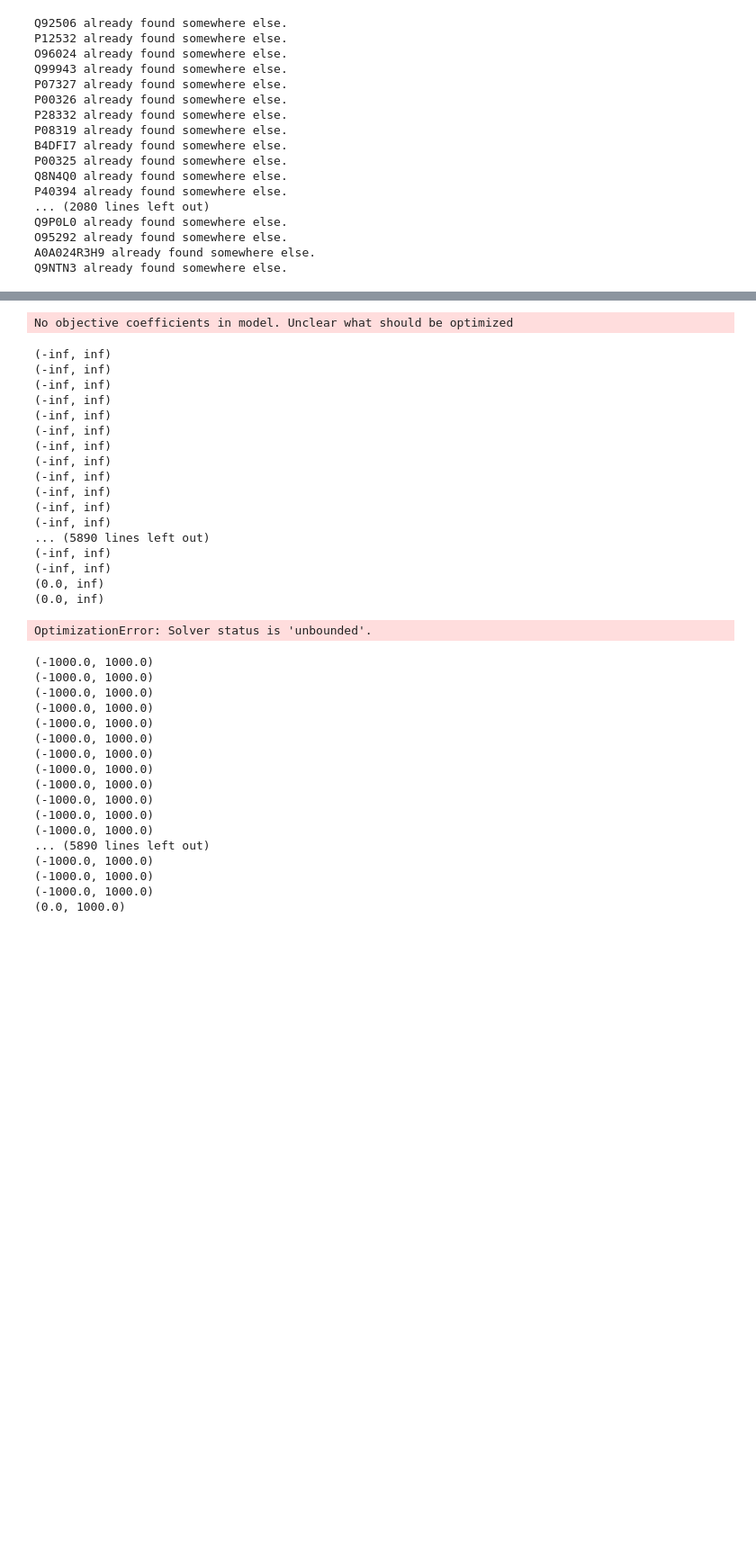
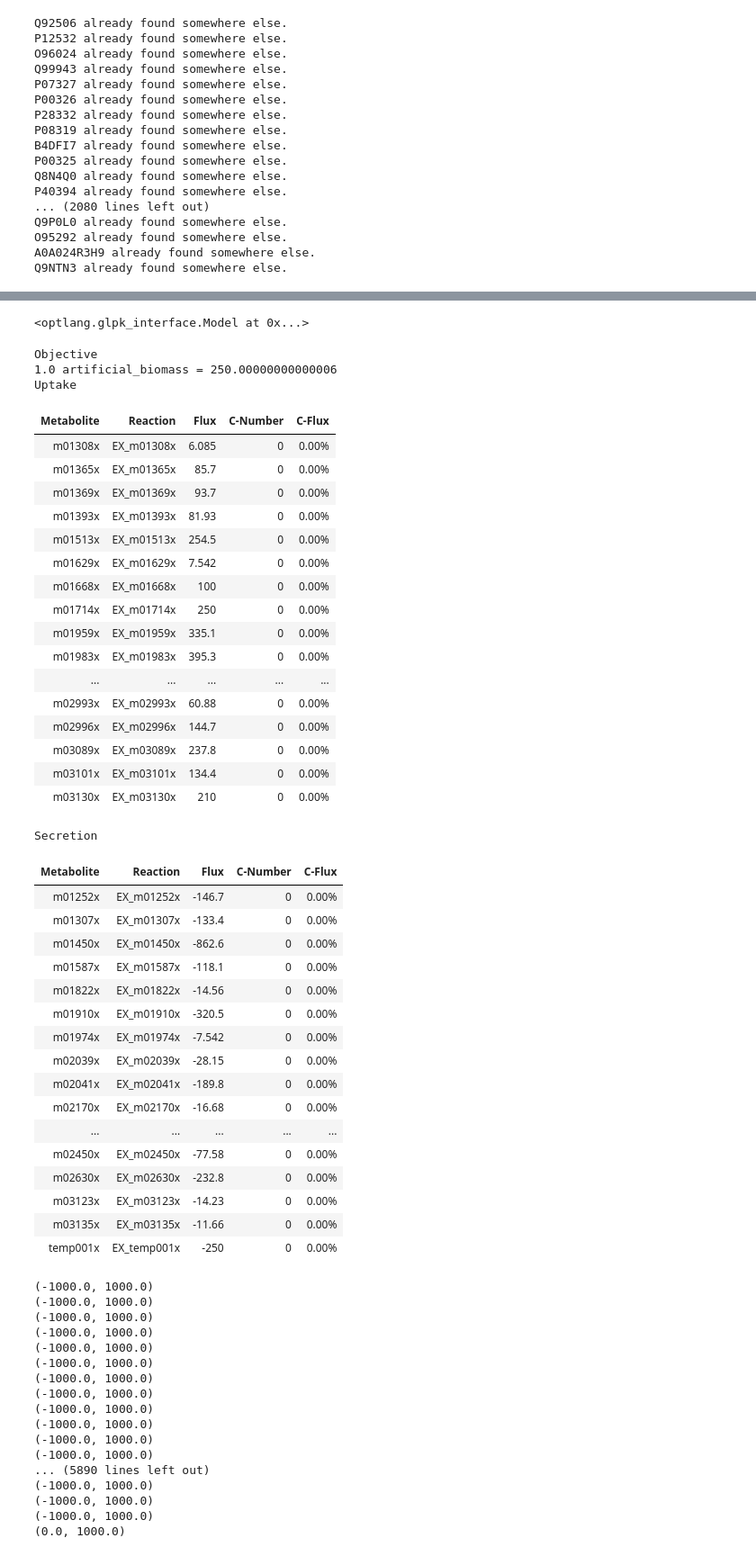
Before and after one commit to JoPkb/RBA_cutsets, a Jupyter notebook: Liver_models_evaluation.ipynb, the cells around one changed output, grey strips where cells are left out. Shown at 90% size. Cells and saved outputs as stored; diff of their text form; code cells hidden in the pictures; blank space fills up the shorter version.

```diff
--- a/Liver_models_evaluation.ipynb
+++ b/Liver_models_evaluation.ipynb
@@ -153,4 +174,4 @@ O95292 already found somewhere else.
 A0A024R3H9 already found somewhere else.
 Q9NTN3 already found somewhere else.
 # %%
-json_temp_model = cobra.io.load_json_model(Hep_G2_dir+"Hep-G2_json_nodup.json")
+json_temp_model = cobra.io.load_json_model("./Hep-G2_json_nodup.json")
@@ -159,36 +192,51 @@ cobra.io.write_sbml_model(json_temp_model, Hep_G2_dir+"Hep-G2_complete.xml")
 # %%
-model_hep_g2= cobra.io.read_sbml_model(Hep_G2_dir+"Hep-G2_complete.xml")
+model_hep_g2= cobra.io.read_sbml_model("models_storage/Hep-G2_complete.xml")
-# %% [output]
-No objective coefficients in model. Unclear what should be optimized
-# %%
-for r in model_hep_g2.reactions :
-    print(r.bounds)
-# %% [output]
-(-inf, inf)
-(-inf, inf)
-(-inf, inf)
-(-inf, inf)
-(-inf, inf)
-(-inf, inf)
-(-inf, inf)
-(-inf, inf)
-(-inf, inf)
-(-inf, inf)
-(-inf, inf)
-(-inf, inf)
-... (5890 lines left out)
-(-inf, inf)
-(-inf, inf)
-(0.0, inf)
-(0.0, inf)
 # %%
-model_hep_g2.solver = "glpk"
+model_hep_g2.solver
+# %% [output]
+<optlang.glpk_interface.Model at 0x...>
 # %%
 model_hep_g2.objective = "artificial_biomass"
-sol = model_hep_g2.optimize()
-sol
+model_hep_g2.summary()
 # %% [output]
-OptimizationError: Solver status is 'unbounded'.
+Objective
+1.0 artificial_biomass = 250.00000000000006
+Uptake
+| Metabolite | Reaction | Flux | C-Number | C-Flux |
+| m01308x | EX_m01308x | 6.085 | 0 | 0.00% |
+| m01365x | EX_m01365x | 85.7 | 0 | 0.00% |
+| m01369x | EX_m01369x | 93.7 | 0 | 0.00% |
+| m01393x | EX_m01393x | 81.93 | 0 | 0.00% |
+| m01513x | EX_m01513x | 254.5 | 0 | 0.00% |
+| m01629x | EX_m01629x | 7.542 | 0 | 0.00% |
+| m01668x | EX_m01668x | 100 | 0 | 0.00% |
+| m01714x | EX_m01714x | 250 | 0 | 0.00% |
+| m01959x | EX_m01959x | 335.1 | 0 | 0.00% |
+| m01983x | EX_m01983x | 395.3 | 0 | 0.00% |
+| ... | ... | ... | ... | ... |
+| m02993x | EX_m02993x | 60.88 | 0 | 0.00% |
+| m02996x | EX_m02996x | 144.7 | 0 | 0.00% |
+| m03089x | EX_m03089x | 237.8 | 0 | 0.00% |
+| m03101x | EX_m03101x | 134.4 | 0 | 0.00% |
+| m03130x | EX_m03130x | 210 | 0 | 0.00% |
+Secretion
+| Metabolite | Reaction | Flux | C-Number | C-Flux |
+| m01252x | EX_m01252x | -146.7 | 0 | 0.00% |
+| m01307x | EX_m01307x | -133.4 | 0 | 0.00% |
+| m01450x | EX_m01450x | -862.6 | 0 | 0.00% |
+| m01587x | EX_m01587x | -118.1 | 0 | 0.00% |
+| m01822x | EX_m01822x | -14.56 | 0 | 0.00% |
+| m01910x | EX_m01910x | -320.5 | 0 | 0.00% |
+| m01974x | EX_m01974x | -7.542 | 0 | 0.00% |
+| m02039x | EX_m02039x | -28.15 | 0 | 0.00% |
+| m02041x | EX_m02041x | -189.8 | 0 | 0.00% |
+| m02170x | EX_m02170x | -16.68 | 0 | 0.00% |
+| ... | ... | ... | ... | ... |
+| m02450x | EX_m02450x | -77.58 | 0 | 0.00% |
+| m02630x | EX_m02630x | -232.8 | 0 | 0.00% |
+| m03123x | EX_m03123x | -14.23 | 0 | 0.00% |
+| m03135x | EX_m03135x | -11.66 | 0 | 0.00% |
+| temp001x | EX_temp001x | -250 | 0 | 0.00% |
 # %%
 for reaction in model_hep_g2.reactions :
     print(reaction.bounds)
```
Also changed, not shown: parts of 7 cells of this notebook, 1 other file.
